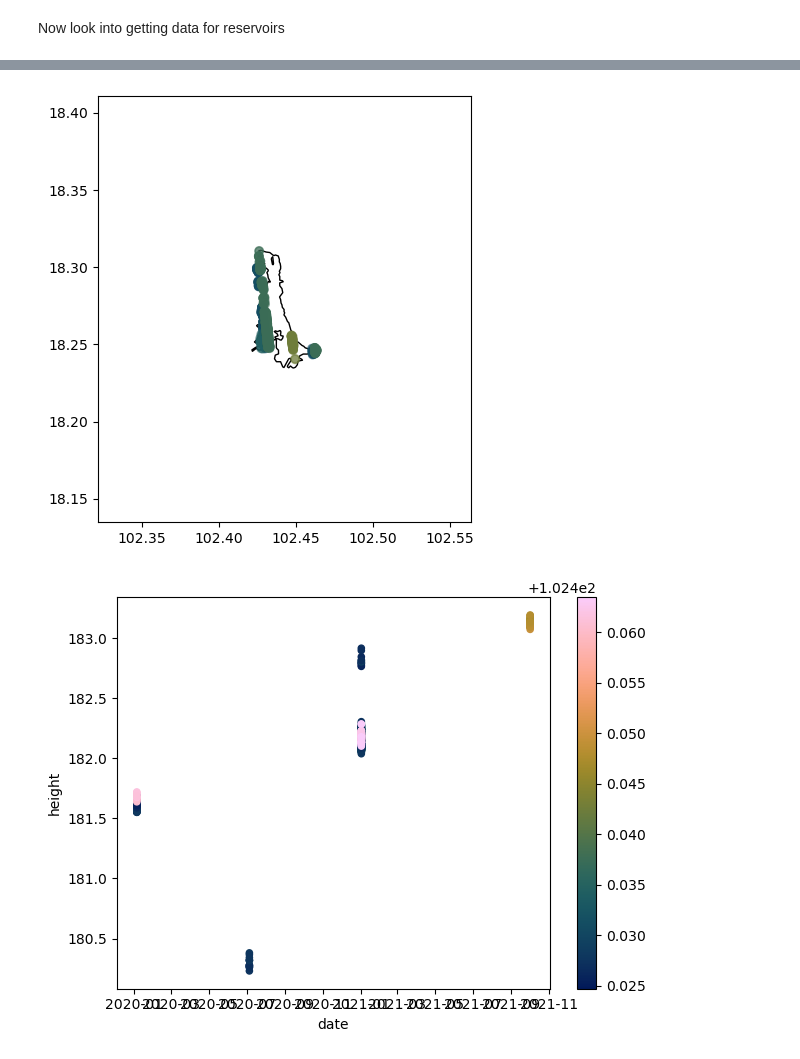
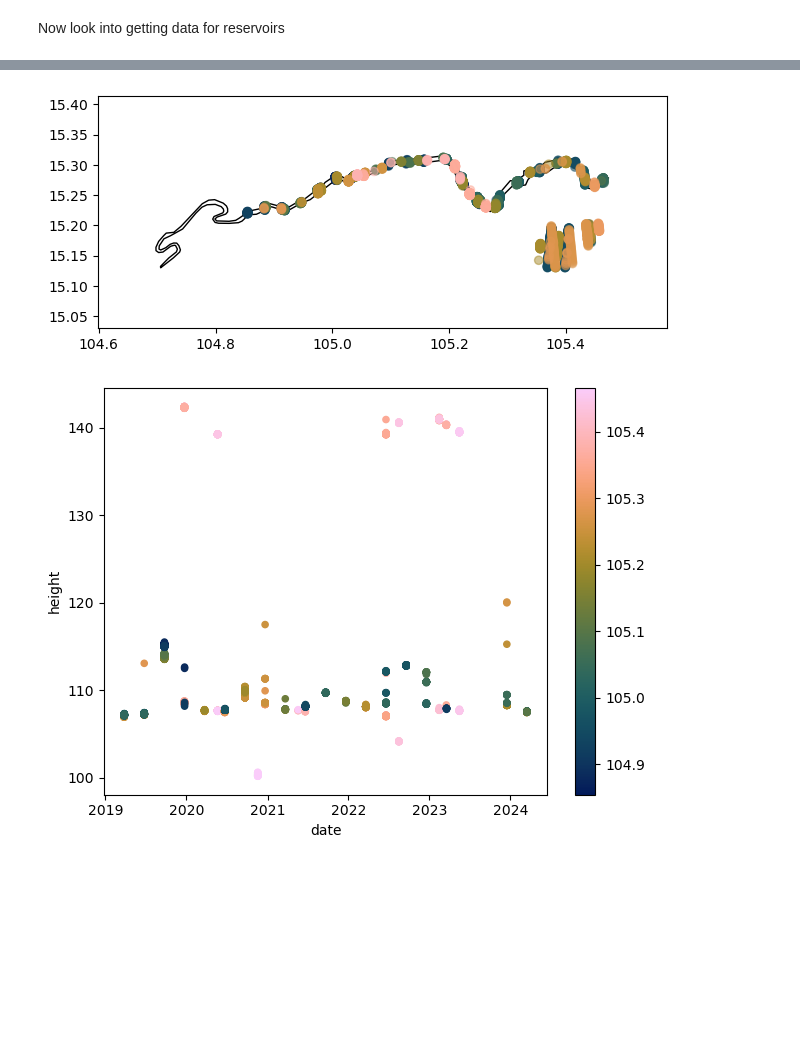
Before and after one commit to DHI/HydroEO, a Jupyter notebook: notebooks/project_test.ipynb, the cells around one changed output, grey strips where cells are left out. Saved outputs shown, nothing was run; the diff lists cells and outputs as text; code cells hidden in the pictures; blank space fills up the shorter version.

```diff
--- a/notebooks/project_test.ipynb
+++ b/notebooks/project_test.ipynb
@@ -121,8 +159,8 @@ project.reservoirs.crossings
 # %%
 # if we want to investigate a specific reservoir
-id = 2
+id = 5
 project.reservoirs.map_crossings_by_id(id)
 project.reservoirs.plot_timeseries_by_id(id)
 # %% [output]
-[figure, old version]
+[figure, new version]
-[figure, old version]
+[figure, new version]
```
Also changed, not shown: parts of 6 cells of this notebook, 2 other files.
